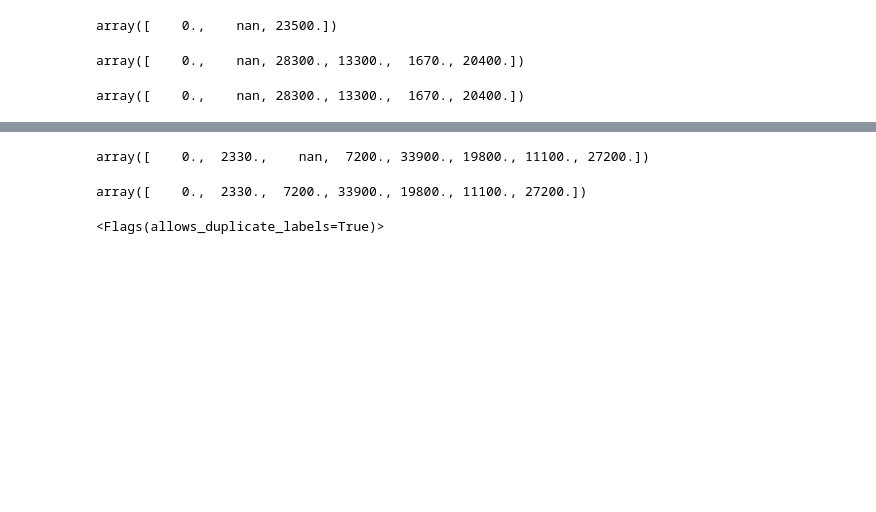
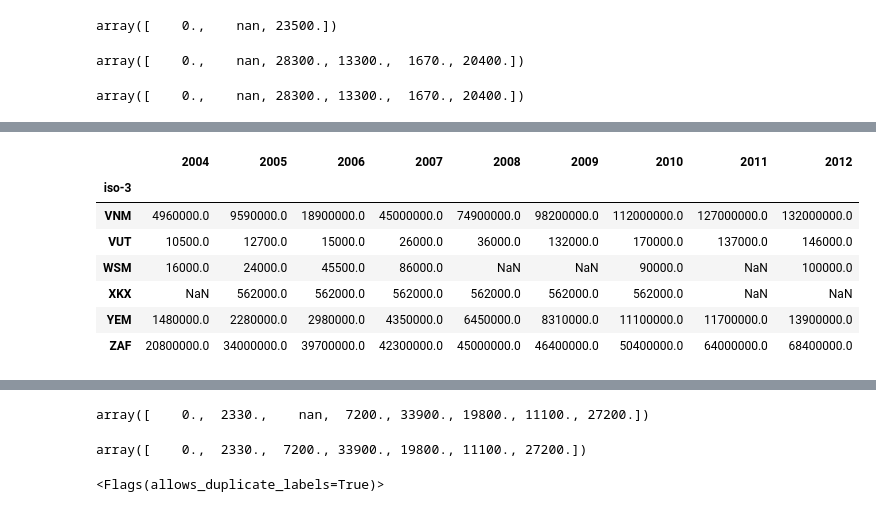
Before and after one commit to totatorbj/su-mt4007, a Jupyter notebook: HW3/HW3_investigation.ipynb, the cells around one changed output, grey strips where cells are left out. Cells and saved outputs as stored; diff of their text form; code cells hidden in the pictures; blank space fills up the shorter version.

```diff
--- a/HW3/HW3_investigation.ipynb
+++ b/HW3/HW3_investigation.ipynb
@@ -1187,0 +1367,11 @@ array([    0., 28300., 13300.,  1670., 20400.])
+# %%
+mapped_interpolated_cell_phones_total_data_df.loc['VNM':'ZAF', '2004':'2012']
+# %% [output]
+|  | 2004 | 2005 | 2006 | 2007 | 2008 | 2009 | 2010 | 2011 | 2012 |
+| iso-3 |  |  |  |  |  |  |  |  |  |
+| VNM | 4960000.0 | 9590000.0 | 18900000.0 | 45000000.0 | 74900000.0 | 98200000.0 | 112000000.0 | 127000000.0 | 132000000.0 |
+| VUT | 10500.0 | 12700.0 | 15000.0 | 26000.0 | 36000.0 | 132000.0 | 170000.0 | 137000.0 | 146000.0 |
+| WSM | 16000.0 | 24000.0 | 45500.0 | 86000.0 | NaN | NaN | 90000.0 | NaN | 100000.0 |
+| XKX | NaN | 562000.0 | 562000.0 | 562000.0 | 562000.0 | 562000.0 | 562000.0 | NaN | NaN |
+| YEM | 1480000.0 | 2280000.0 | 2980000.0 | 4350000.0 | 6450000.0 | 8310000.0 | 11100000.0 | 11700000.0 | 13900000.0 |
+| ZAF | 20800000.0 | 34000000.0 | 39700000.0 | 42300000.0 | 45000000.0 | 46400000.0 | 50400000.0 | 64000000.0 | 68400000.0 |
```
Also changed, not shown: parts of 70 cells of this notebook.
